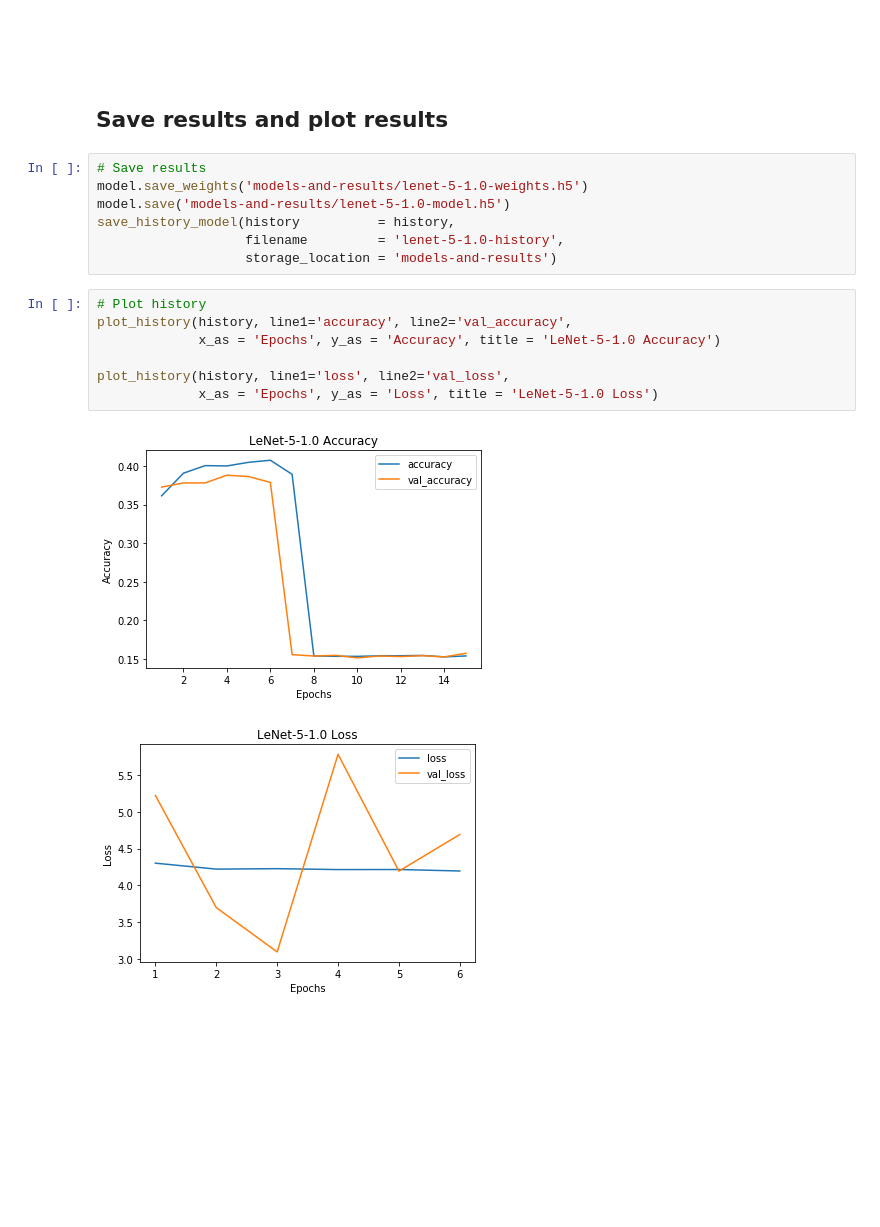
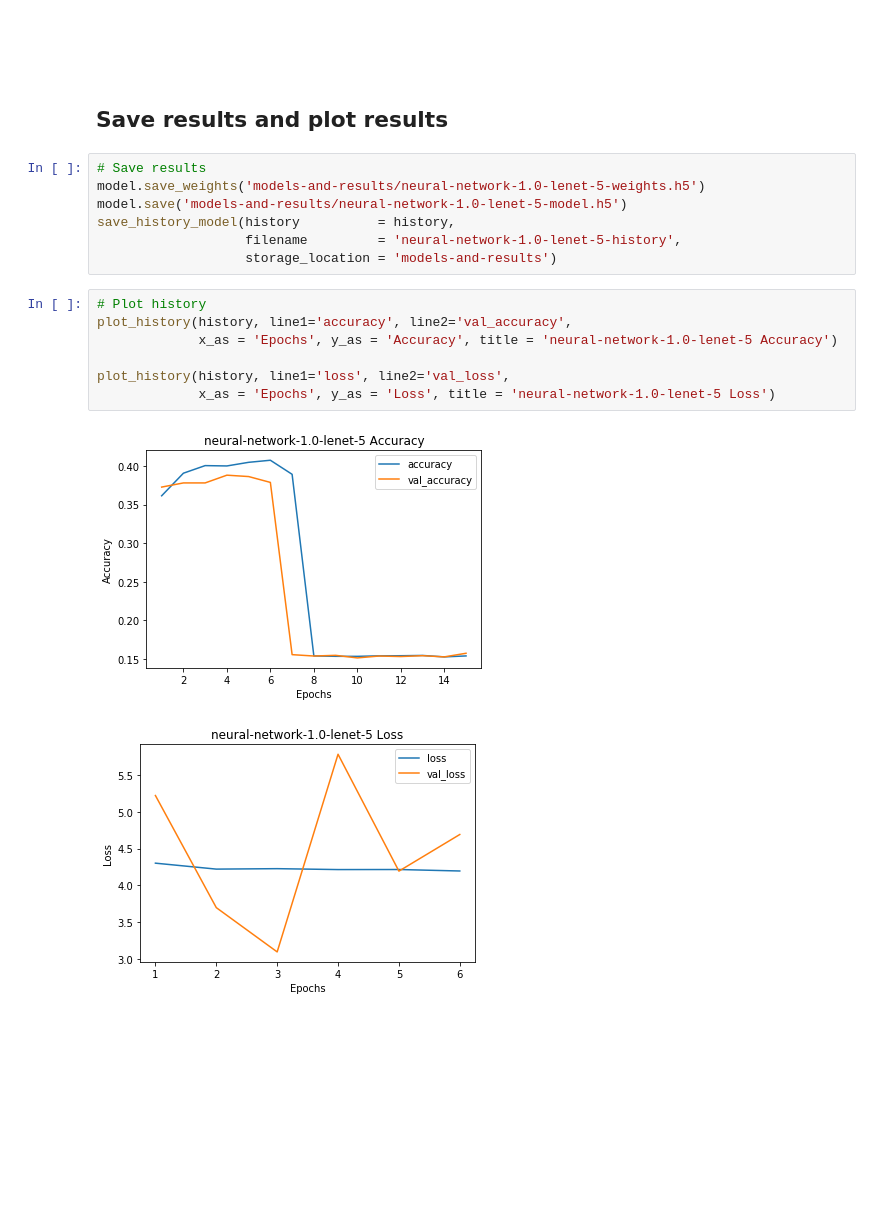
Before and after one commit to paulorijnberg/deep-learning-age-estimation, a Jupyter notebook: notebooks/neural-networks.ipynb, the cells around one changed output. Saved outputs shown, nothing was run; the diff lists cells and outputs as text.

```diff
--- a/notebooks/neural-networks.ipynb
+++ b/notebooks/neural-networks.ipynb
@@ -271,21 +271,21 @@ Epoch 15/15
 ## Save results and plot results
 # %%
 # Save results
-model.save_weights('models-and-results/lenet-5-1.0-weights.h5')
-model.save('models-and-results/lenet-5-1.0-model.h5')
+model.save_weights('models-and-results/neural-network-1.0-lenet-5-weights.h5')
+model.save('models-and-results/neural-network-1.0-lenet-5-model.h5')
 save_history_model(history          = history,
-                   filename         = 'lenet-5-1.0-history',
+                   filename         = 'neural-network-1.0-lenet-5-history',
                    storage_location = 'models-and-results')
 # %%
 # Plot history
 plot_history(history, line1='accuracy', line2='val_accuracy',
-             x_as = 'Epochs', y_as = 'Accuracy', title = 'LeNet-5-1.0 Accuracy')
+             x_as = 'Epochs', y_as = 'Accuracy', title = 'neural-network-1.0-lenet-5 Accuracy')
 
 plot_history(history, line1='loss', line2='val_loss',
-             x_as = 'Epochs', y_as = 'Loss', title = 'LeNet-5-1.0 Loss')
+             x_as = 'Epochs', y_as = 'Loss', title = 'neural-network-1.0-lenet-5 Loss')
 # %% [output]
-[figure, old version]
+[figure, new version]
-[figure, old version]
+[figure, new version]
 # %% [markdown]
 <br><br><br><br><br><br><br><br>
 # Neural Network 1.1 - LeNet-5 CNN Architecture - BatchNormalization/Softmax
```
Also changed, not shown: parts of 7 cells of this notebook, 18 other files.
